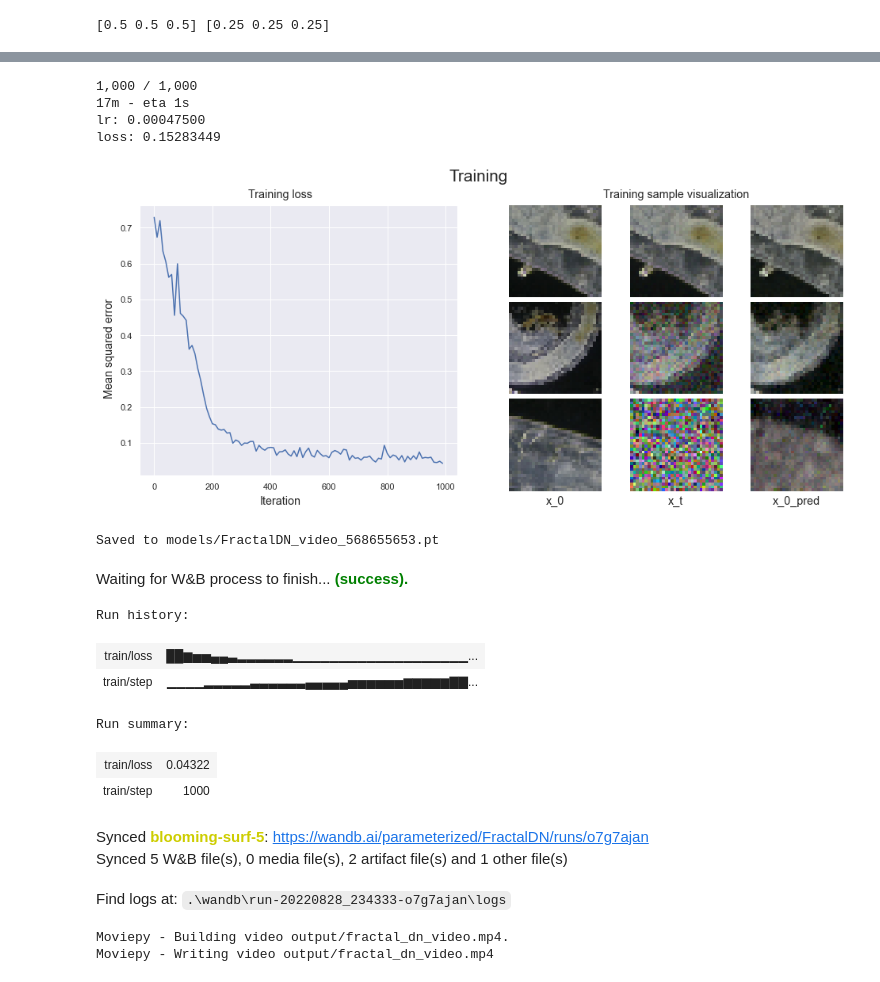
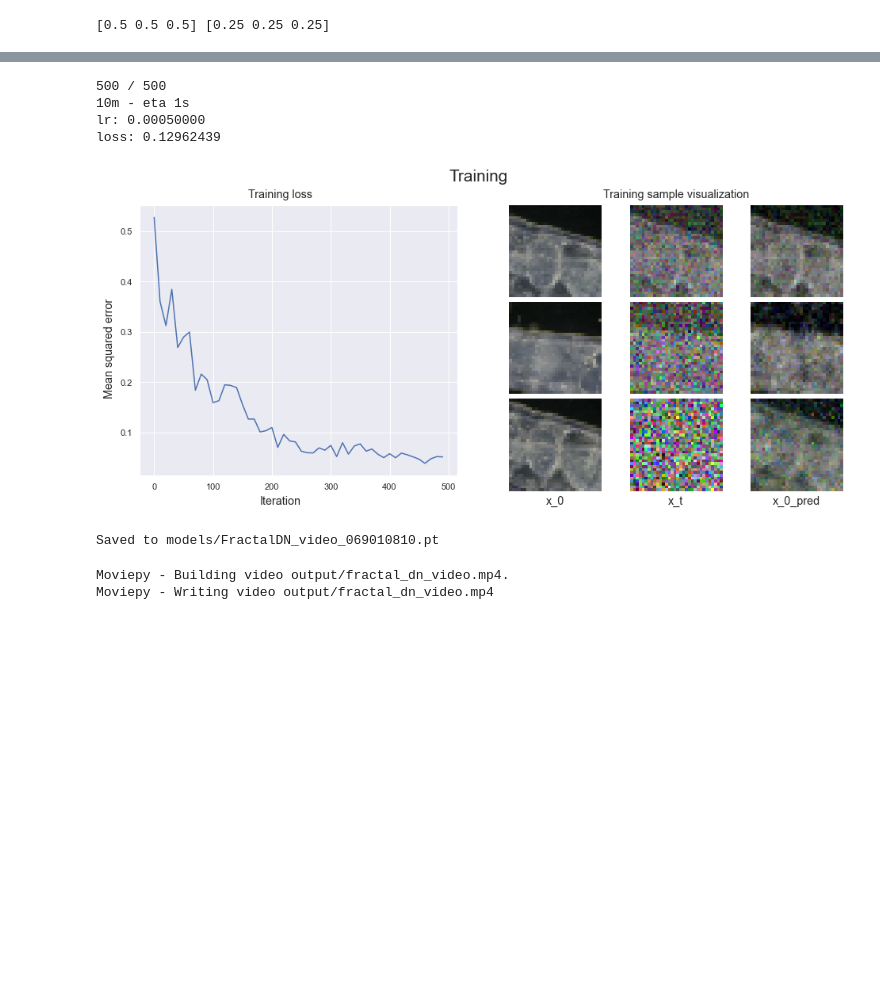
Before and after one commit to parameterized/micro-sim, a Jupyter notebook: notebooks/VideoModel.ipynb, the cells around one changed output, grey strips where cells are left out. Cells and saved outputs as stored; diff of their text form; code cells hidden in the pictures; blank space fills up the shorter version.

```diff
--- a/notebooks/VideoModel.ipynb
+++ b/notebooks/VideoModel.ipynb
@@ -72,6 +72,7 @@ def sample_video_patches(batch_size=32, patch_size=32, scale=(1, 1), n_frames=n_
     return batch
 # %%
 n_levels = 4
+patch_size = 32
 
 def get_batch(batch_size=32, patch_size=32, scale=(1, 1),
               n_levels=n_levels, n_frames=n_frames):
@@ -199,7 +200,7 @@ losses = []
 model_id = f'{np.random.randint(1e9):09d}'
 
 run = wandb.init(
-    #mode='disabled',
+    mode='disabled',
     project='FractalDN',
     config={
         'model_id': model_id,
@@ -215,7 +216,7 @@ with run:
     train_st = time.time()
     time_to_s = lambda t: f'{int(t)}s' if t < 60 else f'{int(t / 60)}m'
 
-    train_iters = int(1e3)
+    train_iters = int(5e2)
     batch_size = 16
     model_steps_per_frame = (2, 4) # min, max inclusive
 
@@ -228,7 +229,15 @@ with run:
         bts = torch.rand(batch_size, n_frames, device=device)
         btes = embed_ts(bts)
         bns = [torch.randn_like(bx0s[0])]
-        bxt_rgbs = [torch.lerp(bx0s[0], bns[0], bts[..., None, None, None])]
+        ps = patch_size
+        for j in range(1, n_levels):
+            ps //= 2
+            # resize all frames by flattening onto batch dim
+            bn_prev_timeflat = bns[-1].view(-1, *bns[-1].shape[-3:])
+            bns.append(resize(bn_prev_timeflat, ps).view(bx0s[j].shape))
+
+        bxt_rgbs = [torch.lerp(bx0, bn, bts[..., None, None, None])
+                   for bx0, bn in zip(bx0s, bns)]
 
         bxt_hiddens = [torch.randn(batch_size, cell_channels - 3, *x0.shape[-2:],
             device=device) for x0 in bx0s]
@@ -236,6 +245,10 @@ with run:
         # predict x_0
         loss = 0
         for frame_id in range(n_frames - 1):
+            # randomize hiddens every frame
+            bxt_hiddens = [torch.randn(batch_size, cell_channels - 3, *x0.shape[-2:],
+                device=device) for x0 in bx0s]
+
             spf = np.random.randint(model_steps_per_frame[0], model_steps_per_frame[1] + 1)
             for _ in range(spf):
                 bxts = [torch.cat([bxt_rgb[:, frame_id],
@@ -288,49 +301,39 @@ with run:
 
             vis_col_figs = vis_fig.subfigures(1, 3)
             [x0_axes, xt_axes, x0p_axes] = [
                 v.subplots(3, 1) for v in vis_col_figs]
             for f, label in zip(vis_col_figs, ['x_0', 'x_t', 'x_0_pred']):
                 f.supxlabel(label)
 
             for k in range(3):
                 # show random samples of low, mid, high ranges of t
                 # (for 2nd to last frame self prediction)
                 t_sort = torch.argsort(bts[:, -2])
                 row_id = t_sort[np.random.randint(
                     t_sort.shape[0] // 3 * k,
                     t_sort.shape[0] // 3 * (k + 1))]
                 x0_axes[k].imshow(tensor_to_img(bx0s[0][row_id, -2]))
                 x0_axes[k].axis('off')
                 xt_axes[k].imshow(tensor_to_img(bxts[0][row_id, :3]))
                 xt_axes[k].axis('off')
                 x0p_axes[k].imshow(tensor_to_img(x0_preds[0][row_id, :3]))
                 x0p_axes[k].axis('off')
 
             plt.show()
         if (i + 1) % scheduler_every_n == 0:
             scheduler.step()
 
     model_path = f'models/FractalDN_video_{model_id}.pt'
     os.makedirs(os.path.dirname(model_path), exist_ok=True)
     torch.save(model, model_path)
     print(f'Saved to {model_path}')
 # %% [output]
-1,000 / 1,000
-17m - eta 1s
-lr: 0.00047500
-loss: 0.15283449
+500 / 500
+10m - eta 1s
+lr: 0.00050000
+loss: 0.12962439
-[figure, old version]
+[figure, new version]
-Saved to models/FractalDN_video_568655653.pt
+Saved to models/FractalDN_video_069010810.pt
-Waiting for W&B process to finish... (success).
-Run history:
-| train/loss | ██▆▅▅▄▄▃▂▂▂▂▂▂▁▁▁▁▁▁▁▁▁▁▁▁▁▁▁▁▁▁▁... |
-| train/step | ▁▁▁▁▂▂▂▂▂▃▃▃▃▃▃▄▄▄▄▄▅▅▅▅▅▅▆▆▆▆▆▇▇... |
-Run summary:
-| train/loss | 0.04322 |
-| train/step | 1000 |
-Synced blooming-surf-5: https://wandb.ai/parameterized/FractalDN/runs/o7g7ajan
-Synced 5 W&B file(s), 0 media file(s), 2 artifact file(s) and 1 other file(s)
-Find logs at: .\wandb\run-20220828_234333-o7g7ajan\logs
 # %%
 from tqdm import tqdm
 tqdm._instances.clear()
```
Also changed, not shown: parts of 2 cells of this notebook, 2 other files.
